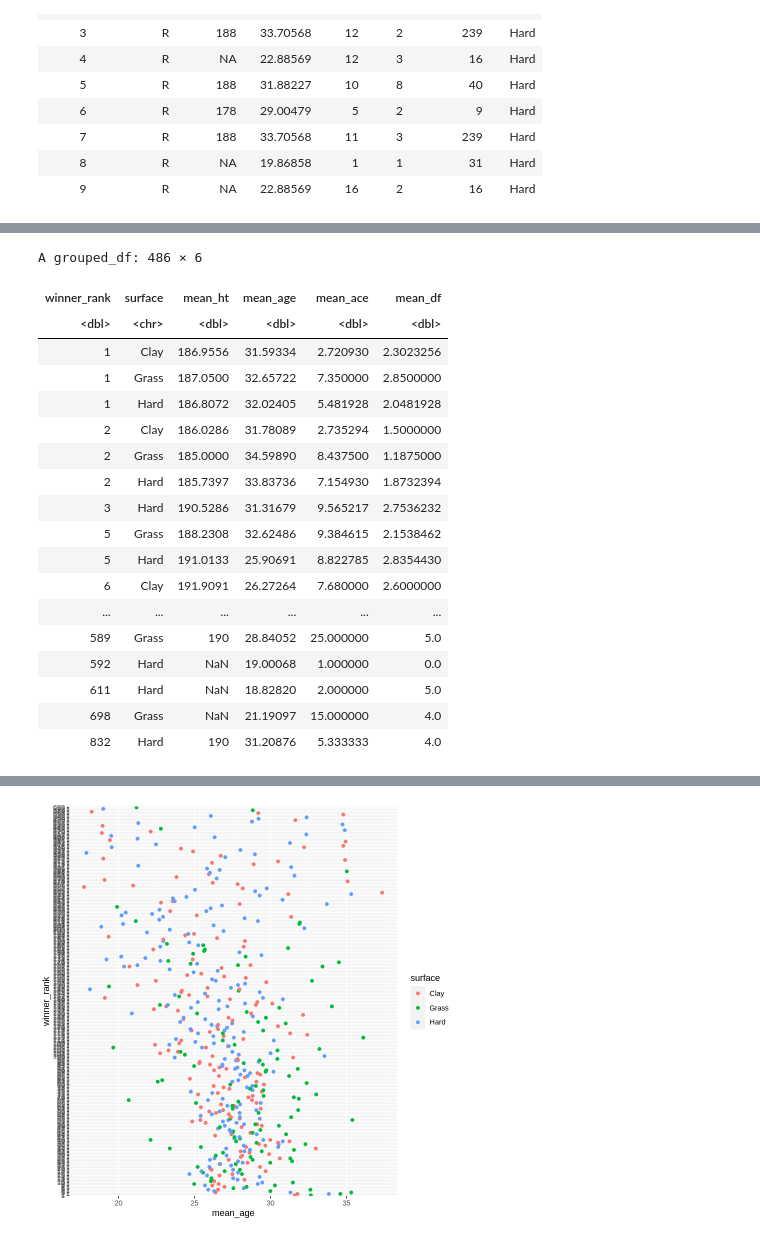
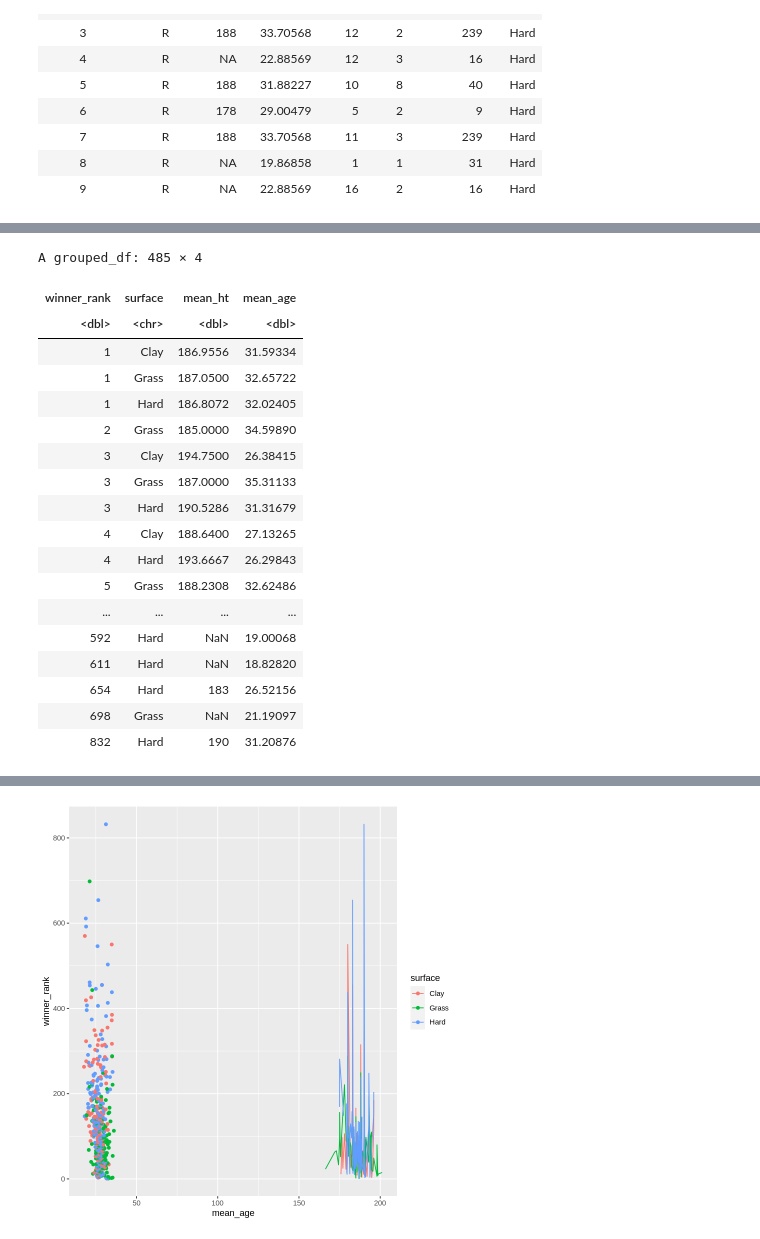
Before and after one commit to KatieSwan/DSCI100_GroupProject, a Jupyter notebook: Project_Proposal.ipynb, the cells around one changed output, grey strips where cells are left out. Cells and saved outputs as stored; diff of their text form; code cells hidden in the pictures.

Commit message:
Graph still won't work :(

```diff
--- a/Project_Proposal.ipynb
+++ b/Project_Proposal.ipynb
@@ -75,8 +75,7 @@ A tibble: 10 × 8
 # %%
 tennis_mean <- tennis_smaller|>
     group_by(winner_rank, surface)|>
-    summarize(mean_ht = mean(winner_ht, na.rm = TRUE), mean_age = mean(winner_age),
-              mean_ace = mean(w_ace, na.rm = TRUE), mean_df = mean(w_df, na.rm = TRUE))
+    summarize(mean_ht = mean(winner_ht, na.rm = TRUE), mean_age = mean(winner_age))
 tennis_mean|>
     slice(1:10)
 # %% [output]
@@ -108,29 +107,30 @@ tennis_testing <- testing(tennis_split)
 # %%
 tennis_training
 # %% [output]
-A grouped_df: 486 × 6
+A grouped_df: 485 × 4
-| winner_rank | surface | mean_ht | mean_age | mean_ace | mean_df |
-| <dbl> | <chr> | <dbl> | <dbl> | <dbl> | <dbl> |
-| 1 | Clay | 186.9556 | 31.59334 | 2.720930 | 2.3023256 |
-| 1 | Grass | 187.0500 | 32.65722 | 7.350000 | 2.8500000 |
-| 1 | Hard | 186.8072 | 32.02405 | 5.481928 | 2.0481928 |
-| 2 | Clay | 186.0286 | 31.78089 | 2.735294 | 1.5000000 |
-| 2 | Grass | 185.0000 | 34.59890 | 8.437500 | 1.1875000 |
-| 2 | Hard | 185.7397 | 33.83736 | 7.154930 | 1.8732394 |
-| 3 | Hard | 190.5286 | 31.31679 | 9.565217 | 2.7536232 |
-| 5 | Grass | 188.2308 | 32.62486 | 9.384615 | 2.1538462 |
-| 5 | Hard | 191.0133 | 25.90691 | 8.822785 | 2.8354430 |
-| 6 | Clay | 191.9091 | 26.27264 | 7.680000 | 2.6000000 |
-| ... | ... | ... | ... | ... | ... |
-| 589 | Grass | 190 | 28.84052 | 25.000000 | 5.0 |
-| 592 | Hard | NaN | 19.00068 | 1.000000 | 0.0 |
-| 611 | Hard | NaN | 18.82820 | 2.000000 | 5.0 |
-| 698 | Grass | NaN | 21.19097 | 15.000000 | 4.0 |
-| 832 | Hard | 190 | 31.20876 | 5.333333 | 4.0 |
+| winner_rank | surface | mean_ht | mean_age |
+| <dbl> | <chr> | <dbl> | <dbl> |
+| 1 | Clay | 186.9556 | 31.59334 |
+| 1 | Grass | 187.0500 | 32.65722 |
+| 1 | Hard | 186.8072 | 32.02405 |
+| 2 | Grass | 185.0000 | 34.59890 |
+| 3 | Clay | 194.7500 | 26.38415 |
+| 3 | Grass | 187.0000 | 35.31133 |
+| 3 | Hard | 190.5286 | 31.31679 |
+| 4 | Clay | 188.6400 | 27.13265 |
+| 4 | Hard | 193.6667 | 26.29843 |
+| 5 | Grass | 188.2308 | 32.62486 |
+| ... | ... | ... | ... |
+| 592 | Hard | NaN | 19.00068 |
+| 611 | Hard | NaN | 18.82820 |
+| 654 | Hard | 183 | 26.52156 |
+| 698 | Grass | NaN | 21.19097 |
+| 832 | Hard | 190 | 31.20876 |
 # %%
 tennis_training_plot<- tennis_training|>
     filter(surface == "Clay"| surface == "Grass"| surface == "Hard")|>
     ggplot(aes(x=mean_age, y=winner_rank, colour = surface))+
-    geom_point()
+    geom_point()+
+    geom_line(aes(mean_ht))
 tennis_training_plot
 # %% [output]
@@ -137 +141 @@ tennis_training_plot
-[figure, old version]
+[figure, new version]
```
Also changed, not shown: parts of 2 cells of this notebook.
